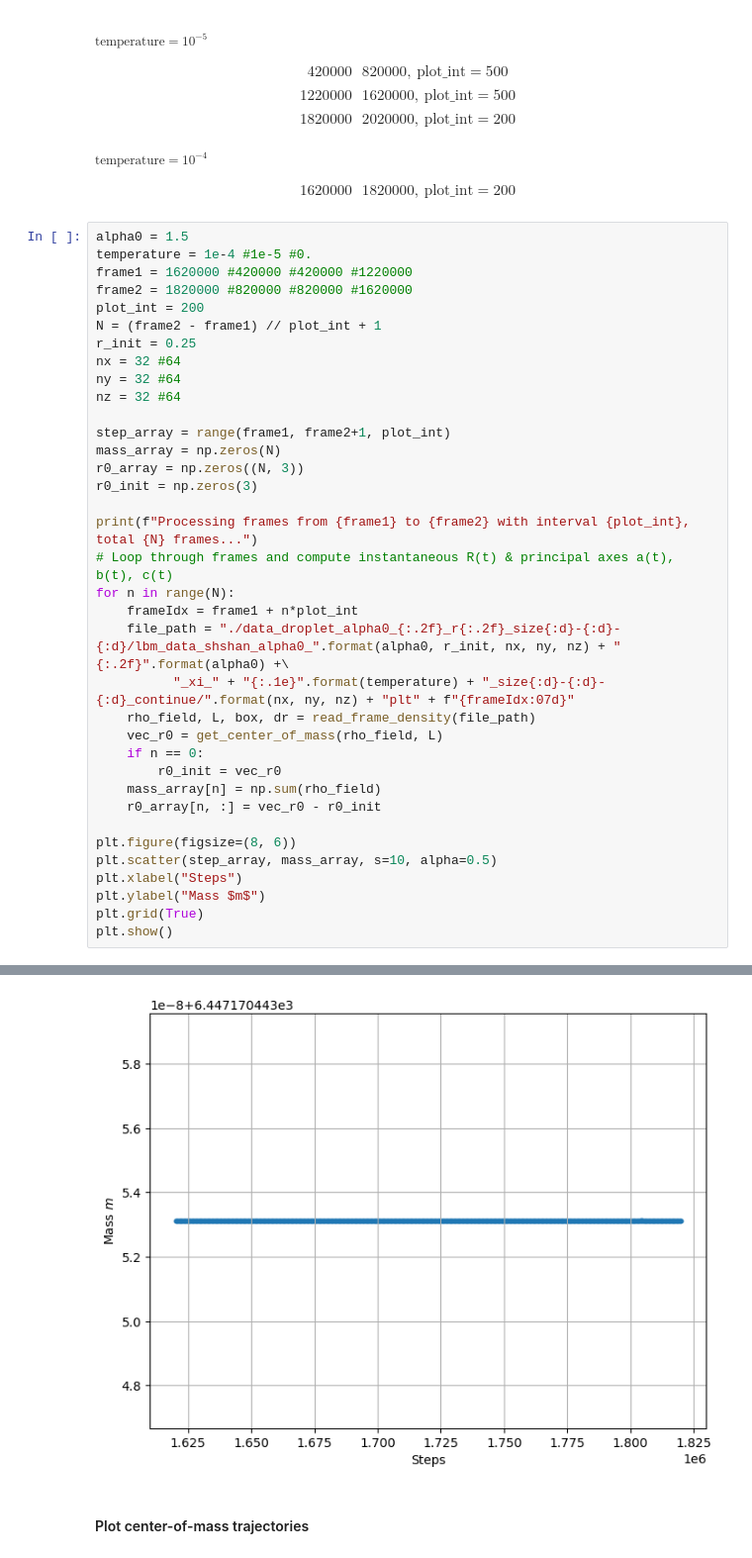
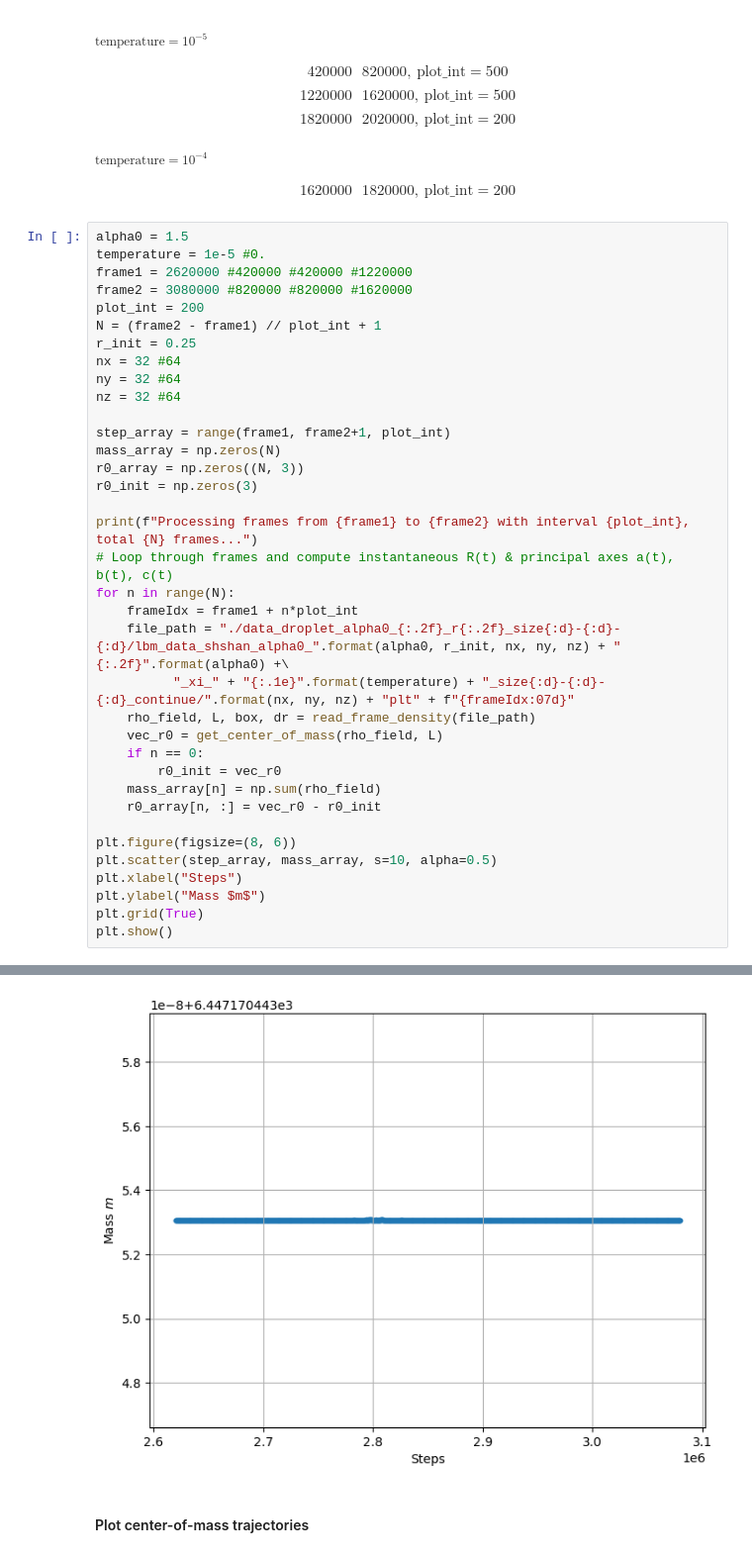
Before and after one commit to MDProject/Binary-Fluctuating-Lattice-Boltzmann, a Jupyter notebook: Droplet_Fluctuation.ipynb, the cells around one changed output, grey strips where cells are left out. Shown at 99% size. Drawn from its saved outputs; the diff is of its cells as text.

```diff
--- a/Droplet_Fluctuation.ipynb
+++ b/Droplet_Fluctuation.ipynb
@@ -297,9 +297,9 @@ $$1820000\ ~\ 2020000,\ \text{plot\_int}=200$$
 $$1620000\ ~\ 1820000,\ \text{plot\_int}=200$$
 # %%
 alpha0 = 1.5
-temperature = 1e-4 #1e-5 #0.
-frame1 = 1620000 #420000 #420000 #1220000
-frame2 = 1820000 #820000 #820000 #1620000
+temperature = 1e-5 #0.
+frame1 = 2620000 #420000 #420000 #1220000
+frame2 = 3080000 #820000 #820000 #1620000
 plot_int = 200
 N = (frame2 - frame1) // plot_int + 1
 r_init = 0.25
@@ -357,4 +357,4 @@ yt : [INFO     ] 2025-08-01 06:37:03,369 Parameters: domain_right_edge         =
-[figure, old version]
+[figure, new version]
 # %% [markdown]
 #### Plot center-of-mass trajectories
 # %%
```
Also changed, not shown: parts of 19 cells of this notebook.
